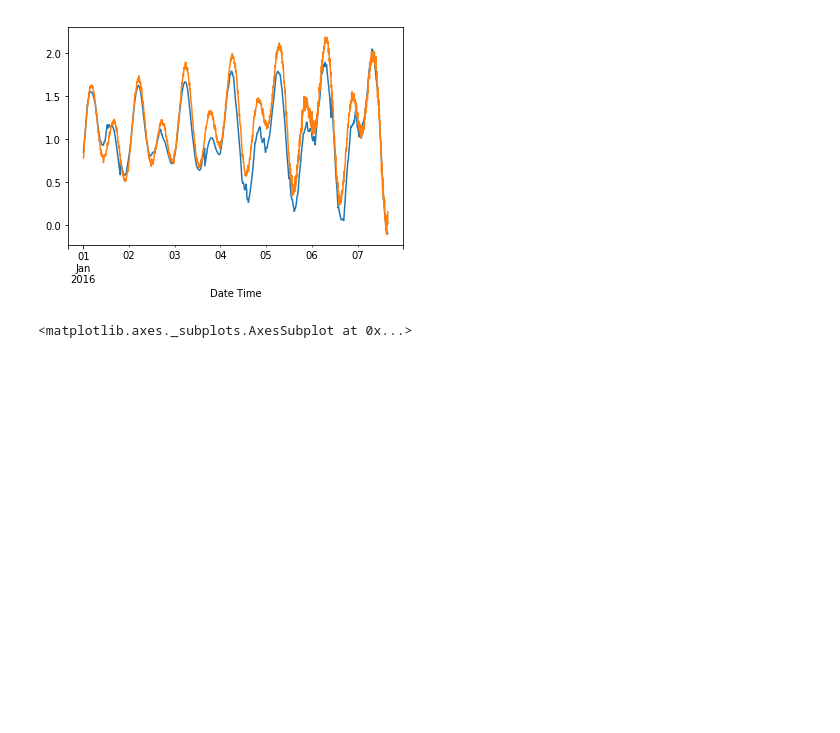
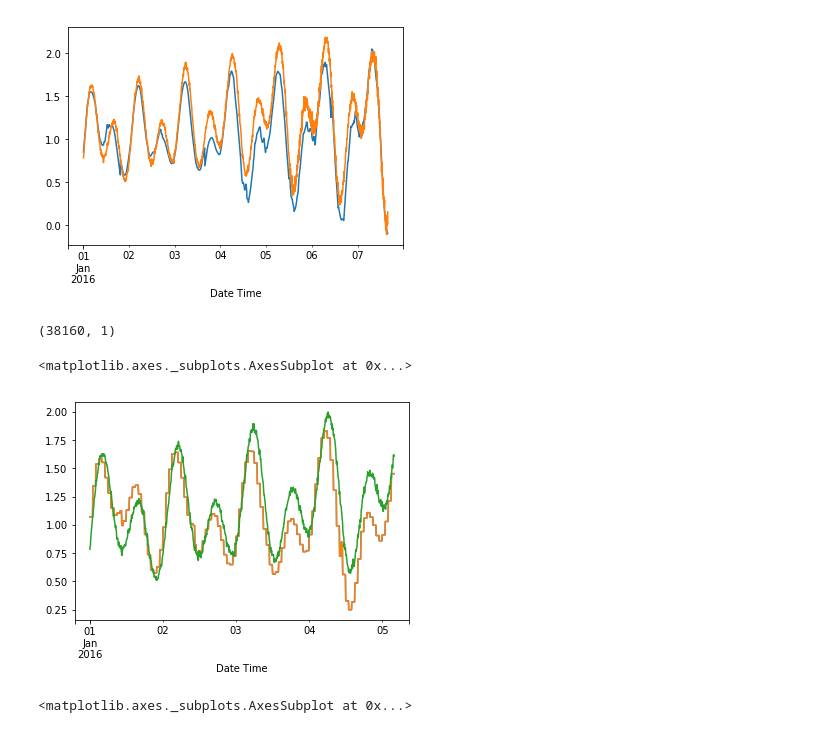
Before and after one commit to yowtzu/non_par_ts, a Jupyter notebook: examples/TidesPointReyes.ipynb, the cells around one changed output. Saved outputs shown, nothing was run; the diff lists cells and outputs as text; code cells hidden in the pictures; blank space fills up the shorter version.

```diff
--- a/examples/TidesPointReyes.ipynb
+++ b/examples/TidesPointReyes.ipynb
@@ -242,6 +324,17 @@ model_objs.iloc[-1,-1].predict(indep_test.index[:1600]).plot()
 # %% [output]
 <matplotlib.axes._subplots.AxesSubplot at 0x...>
 [figure]
+# %%
+model_objs.iloc[0,0].theta.shape
+# %% [output]
+(38160, 1)
+# %%
+model_objs.iloc[0,0].predict(indep_test.index[:1000]).plot()
+model_objs.iloc[1,0].predict(indep_test.index[:1000]).plot()
+(indep_test)[:1000].plot()
+# %% [output]
+<matplotlib.axes._subplots.AxesSubplot at 0x...>
+[figure, added]
 # %%
 model_objs.iloc[-1,-1].predict(indep_test.index[:800]).plot()
 (indep_test)[:800].plot()
```
Also changed, not shown: parts of 15 cells of this notebook, 3 other files.
